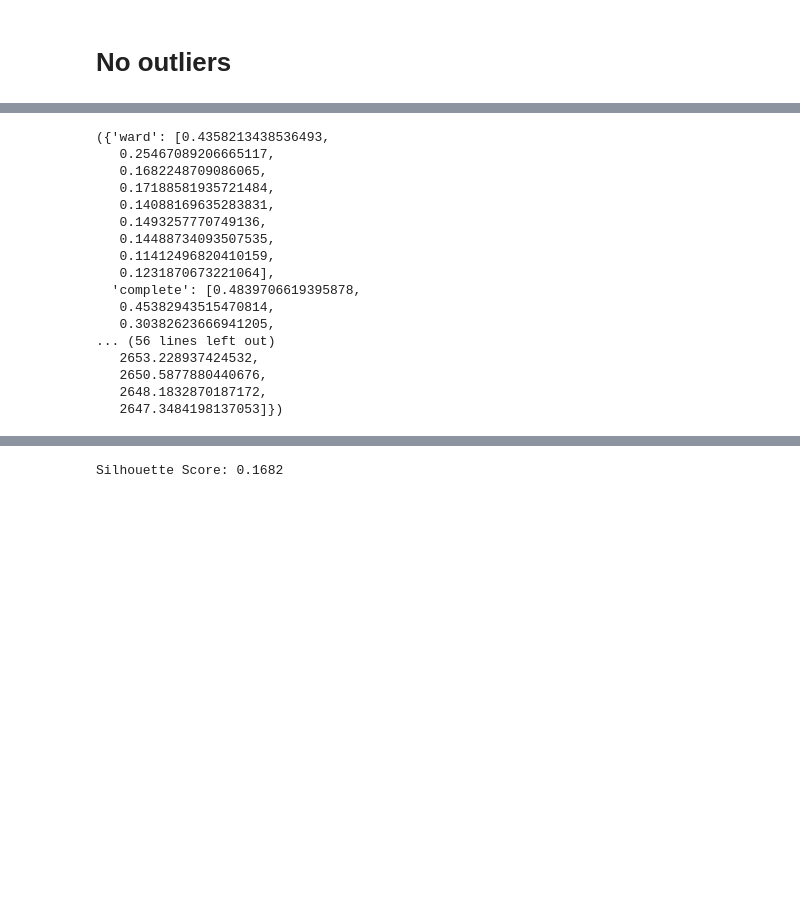
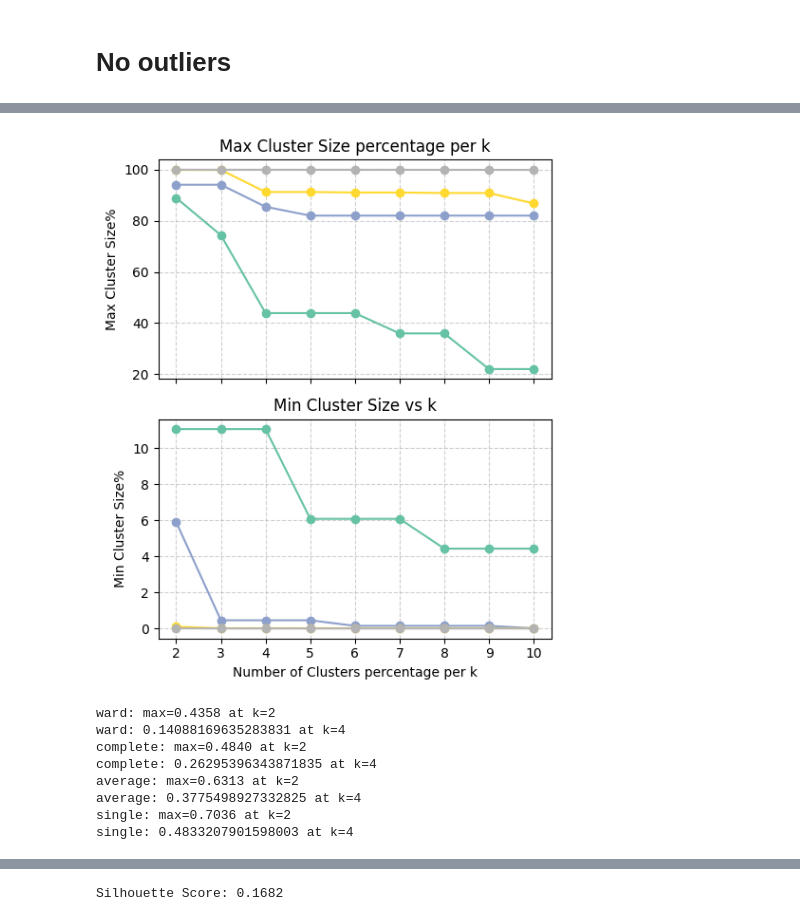
Before and after one commit to ChefBB/data_mining_1, a Jupyter notebook: code/hierarchical_clust_final.ipynb, the cells around one changed output, grey strips where cells are left out. Saved outputs shown, nothing was run; the diff lists cells and outputs as text; code cells hidden in the pictures; blank space fills up the shorter version.

```diff
--- a/code/hierarchical_clust_final.ipynb
+++ b/code/hierarchical_clust_final.ipynb
@@ -386,20 +448,52 @@ plt.show()
+# %%
+import matplotlib.pyplot as plt
+import matplotlib.cm as cm
+import numpy as np
+
+# Choose a colormap
+cmap = cm.get_cmap('Set2', len(linkages))  # 'tab10' or 'Set2' or 'Dark2'
+
+fig, axes = plt.subplots(2, 1, figsize=(5, 6), sharex=True)
+
+# Plot Silhouette Scores
+# Plot Max Cluster Size
+for idx, linkage in enumerate(linkages):
+    color = cmap(idx)
+    axes[0].plot(cluster_range, [max_k * 100 for max_k in max_cluster_size[linkage]],
+                 marker='o', label=f"{linkage} linkage", color=color)
+axes[0].set_ylabel('Max Cluster Size%')
+axes[0].set_title('Max Cluster Size percentage per k')
+# axes[0].legend(title="Linkage", loc='upper right')
+axes[0].grid(True, linestyle='--', alpha=0.6)
+
+# Plot Min Cluster Size
+for idx, linkage in enumerate(linkages):
+    color = cmap(idx)
+    axes[1].plot(cluster_range, [min_k * 100 for min_k in min_cluster_size[linkage]],
+                 marker='o', label=f"{linkage} linkage", color=color)
+axes[1].set_xlabel('Number of Clusters percentage per k')
+axes[1].set_ylabel('Min Cluster Size%')
+axes[1].set_title('Min Cluster Size vs k')
+# axes[1].legend(title="Linkage", loc='upper right')
+axes[1].grid(True, linestyle='--', alpha=0.6)
+
+
+plt.tight_layout()
+plt.show()
+# %% [output]
+[figure, added]
 # %%
-silhouette_scores, sse_scores
+for key in silhouette_scores:
+    max_val = max(silhouette_scores[key])
+    max_idx = silhouette_scores[key].index(max_val)
+    print(f"{key}: max={max_val:.4f} at k={cluster_range[max_idx]}")
+    print(f'{key}: {silhouette_scores[key][4]} at k=4')
 # %% [output]
-({'ward': [0.4358213438536493,
-   0.25467089206665117,
-   0.1682248709086065,
-   0.17188581935721484,
-   0.14088169635283831,
-   0.1493257770749136,
-   0.14488734093507535,
-   0.11412496820410159,
-   0.1231870673221064],
-  'complete': [0.4839706619395878,
-   0.45382943515470814,
-   0.30382623666941205,
-... (56 lines left out)
-   2653.228937424532,
-   2650.5877880440676,
-   2648.1832870187172,
-   2647.3484198137053]})
+ward: max=0.4358 at k=2
+ward: 0.14088169635283831 at k=4
+complete: max=0.4840 at k=2
+complete: 0.26295396343871835 at k=4
+average: max=0.6313 at k=2
+average: 0.3775498927332825 at k=4
+single: max=0.7036 at k=2
+single: 0.4833207901598003 at k=4
```
Also changed, not shown: parts of 9 cells of this notebook, 13 other files.
